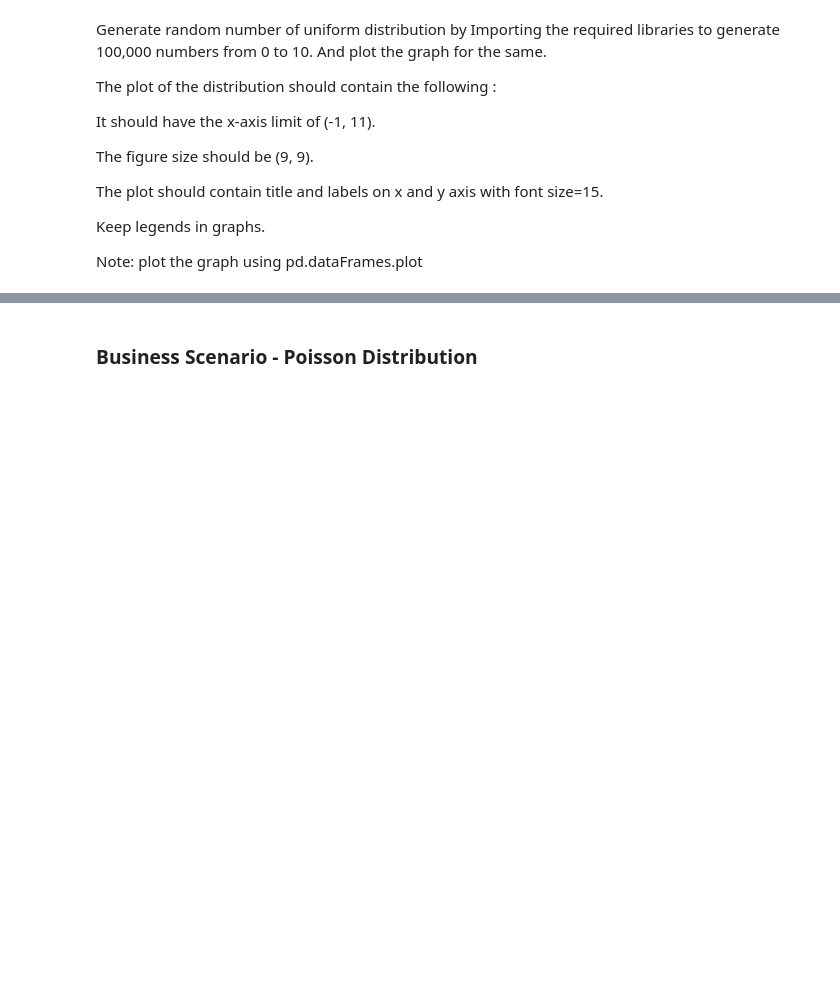
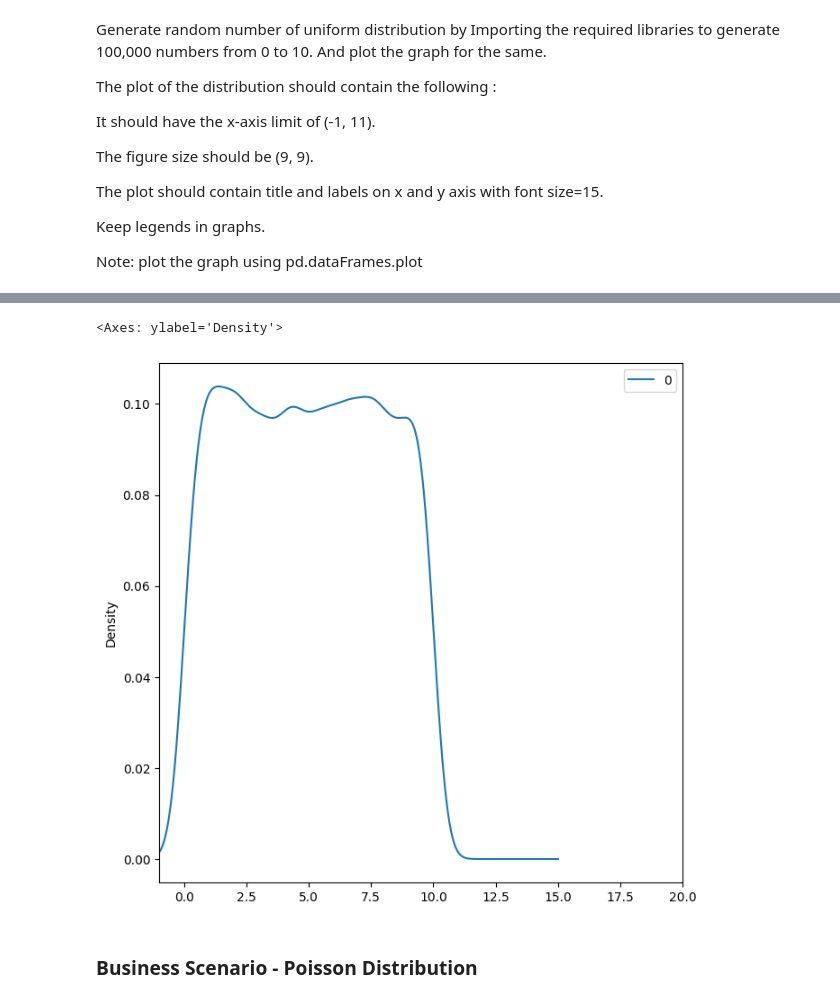
Before and after one commit to Levice085/sankyana_scripts, a Jupyter notebook: Distribuion B4.ipynb, the cells around one changed output, grey strips where cells are left out. Cells and saved outputs as stored; diff of their text form; code cells hidden in the pictures; blank space fills up the shorter version.

```diff
--- a/Distribuion B4.ipynb
+++ b/Distribuion B4.ipynb
@@ -199,3 +203,9 @@ pd.DataFrame(uniform_data).plot(kind = 'density', figsize = (9,9), xlim=(-1, 11)
+# %%
+data_uniform = stats.uniform.rvs(size = 10000 ,loc = 0, scale = 10)
+pd.DataFrame(data_uniform).plot(kind = 'density',figsize= (7.5 ,7.5), xlim = (-1,20))
+# %% [output]
+<Axes: ylabel='Density'>
+[figure, added]
 # %% [markdown]
 ### Business Scenario - Poisson Distribution
 # %% [markdown]
```
Also changed, not shown: parts of 10 cells of this notebook.
